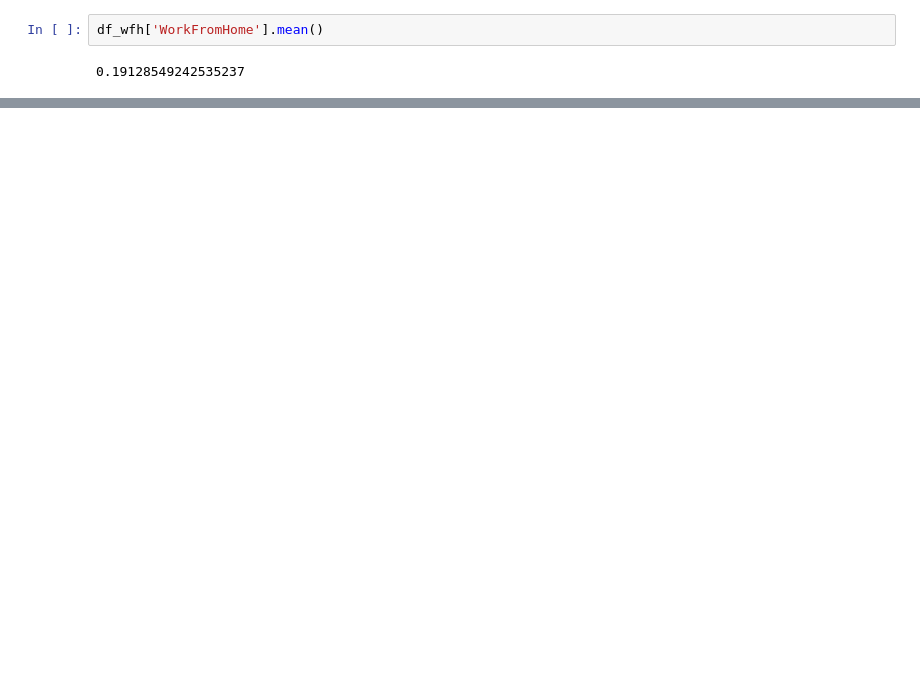
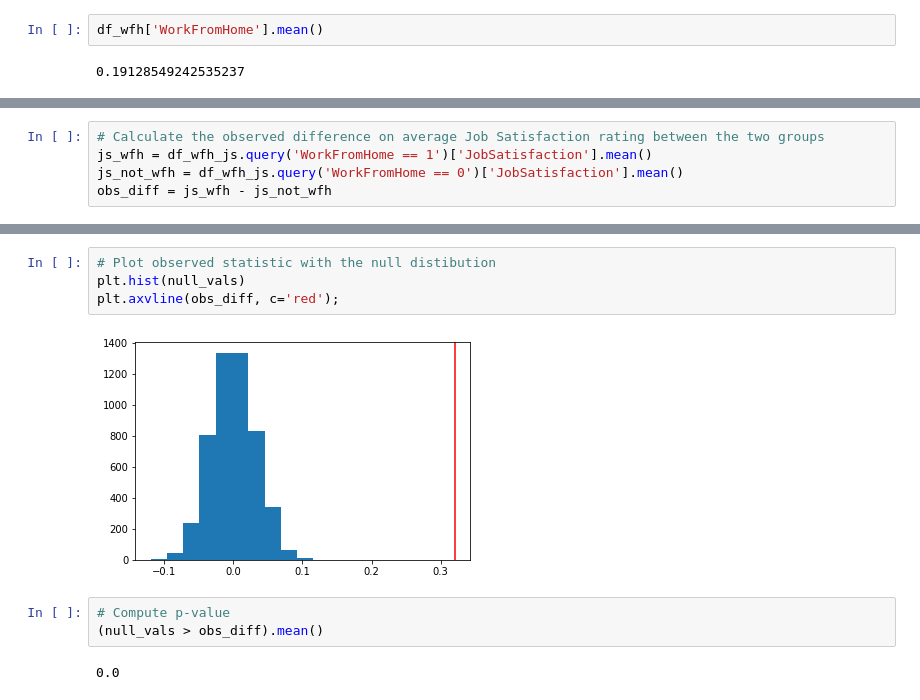
Before and after one commit to swang13/stack-overflow-survey, a Jupyter notebook: stack-overflow-survey-analysis.ipynb, the cells around one changed output, grey strips where cells are left out. Drawn from its saved outputs; the diff is of its cells as text; blank space fills up the shorter version.

```diff
--- a/stack-overflow-survey-analysis.ipynb
+++ b/stack-overflow-survey-analysis.ipynb
@@ -96,0 +134,5 @@ df_wfh['WorkFromHome'].mean()
+# %%
+# Calculate the observed difference on average Job Satisfaction rating between the two groups
+js_wfh = df_wfh_js.query('WorkFromHome == 1')['JobSatisfaction'].mean()
+js_not_wfh = df_wfh_js.query('WorkFromHome == 0')['JobSatisfaction'].mean()
+obs_diff = js_wfh - js_not_wfh
@@ -96,0 +147,11 @@ df_wfh['WorkFromHome'].mean()
+# %%
+# Plot observed statistic with the null distibution
+plt.hist(null_vals)
+plt.axvline(obs_diff, c='red');
+# %% [output]
+[figure, added]
+# %%
+# Compute p-value
+(null_vals > obs_diff).mean()
+# %% [output]
+0.0
```
Also changed, not shown: parts of 7 cells of this notebook.
